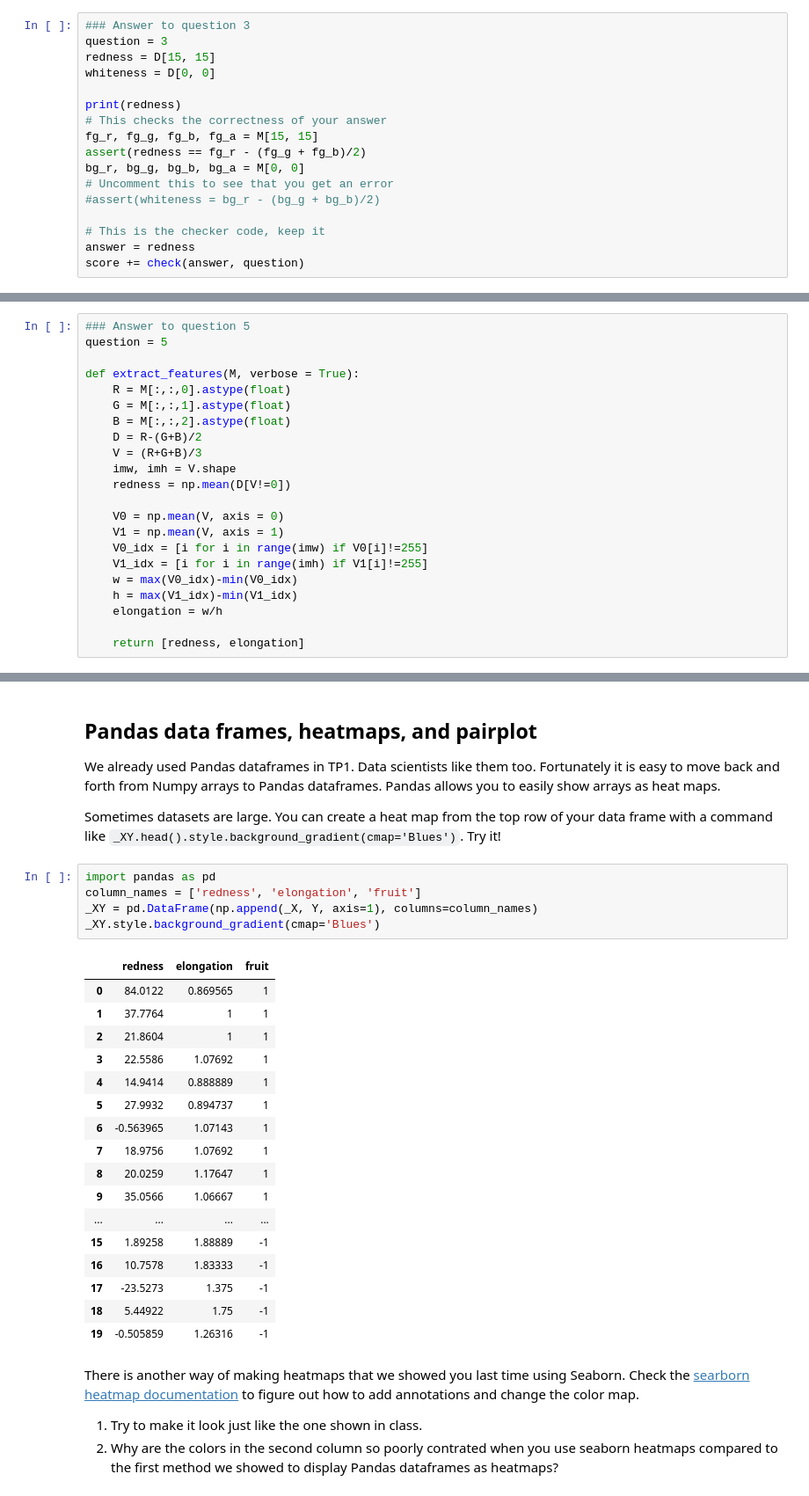
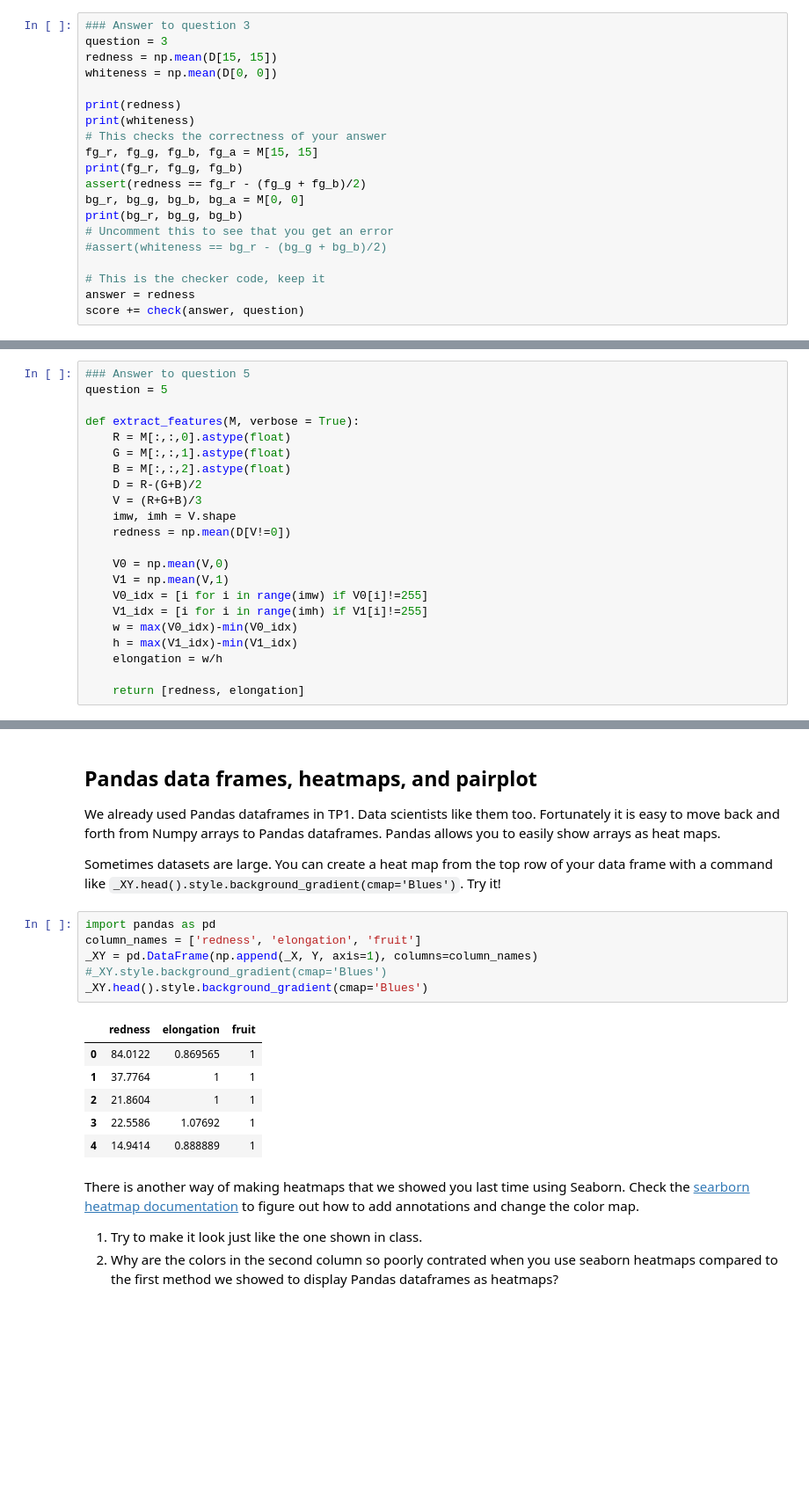
Before and after one commit to antoninpaoli/info232, a Jupyter notebook: TP1/TP1.ipynb, the cells around one changed output, grey strips where cells are left out. Shown: that part at 88% size. Saved outputs shown, nothing was run; the diff lists cells and outputs as text; blank space fills up the shorter version.

```diff
--- a/TP1/TP1.ipynb
+++ b/TP1/TP1.ipynb
@@ -165,16 +168,19 @@ Hint: The can be done by selecting the foreground pixels, i.e. those that are no
 # %%
 ### Answer to question 3
 question = 3
-redness = D[15, 15]
-whiteness = D[0, 0]
+redness = np.mean(D[15, 15])
+whiteness = np.mean(D[0, 0])
 
 print(redness)
+print(whiteness)
 # This checks the correctness of your answer
 fg_r, fg_g, fg_b, fg_a = M[15, 15]
+print(fg_r, fg_g, fg_b)
 assert(redness == fg_r - (fg_g + fg_b)/2)
 bg_r, bg_g, bg_b, bg_a = M[0, 0]
+print(bg_r, bg_g, bg_b)
 # Uncomment this to see that you get an error
-#assert(whiteness = bg_r - (bg_g + bg_b)/2)
+#assert(whiteness == bg_r - (bg_g + bg_b)/2)
 
 # This is the checker code, keep it
 answer = redness
@@ -235,8 +247,8 @@ def extract_features(M, verbose = True):
     imw, imh = V.shape
     redness = np.mean(D[V!=0])
 
-    V0 = np.mean(V, axis = 0)
-    V1 = np.mean(V, axis = 1)
+    V0 = np.mean(V,0)
+    V1 = np.mean(V,1)
     V0_idx = [i for i in range(imw) if V0[i]!=255]
     V1_idx = [i for i in range(imh) if V1[i]!=255]
     w = max(V0_idx)-min(V0_idx)
@@ -284,26 +296,16 @@ Sometimes datasets are large. You can create a heat map from the top row of your
 # %%
 import pandas as pd
 column_names = ['redness', 'elongation', 'fruit']
 _XY = pd.DataFrame(np.append(_X, Y, axis=1), columns=column_names)
-_XY.style.background_gradient(cmap='Blues')
+#_XY.style.background_gradient(cmap='Blues')
+_XY.head().style.background_gradient(cmap='Blues')
 # %% [output]
 |  | redness | elongation | fruit |
 | 0 | 84.0122 | 0.869565 | 1 |
 | 1 | 37.7764 | 1 | 1 |
 | 2 | 21.8604 | 1 | 1 |
 | 3 | 22.5586 | 1.07692 | 1 |
 | 4 | 14.9414 | 0.888889 | 1 |
-| 5 | 27.9932 | 0.894737 | 1 |
-| 6 | -0.563965 | 1.07143 | 1 |
-| 7 | 18.9756 | 1.07692 | 1 |
-| 8 | 20.0259 | 1.17647 | 1 |
-| 9 | 35.0566 | 1.06667 | 1 |
-| ... | ... | ... | ... |
-| 15 | 1.89258 | 1.88889 | -1 |
-| 16 | 10.7578 | 1.83333 | -1 |
-| 17 | -23.5273 | 1.375 | -1 |
-| 18 | 5.44922 | 1.75 | -1 |
-| 19 | -0.505859 | 1.26316 | -1 |
 # %% [markdown]
 There is another way of making heatmaps that we showed you last time using Seaborn. Check the <a href="https://seaborn.pydata.org/generated/seaborn.heatmap.html">searborn heatmap documentation</a> to figure out how to add annotations and change the color map.
 1. Try to make it look just like the one shown in class.
```
Also changed, not shown: parts of 10 cells of this notebook.
